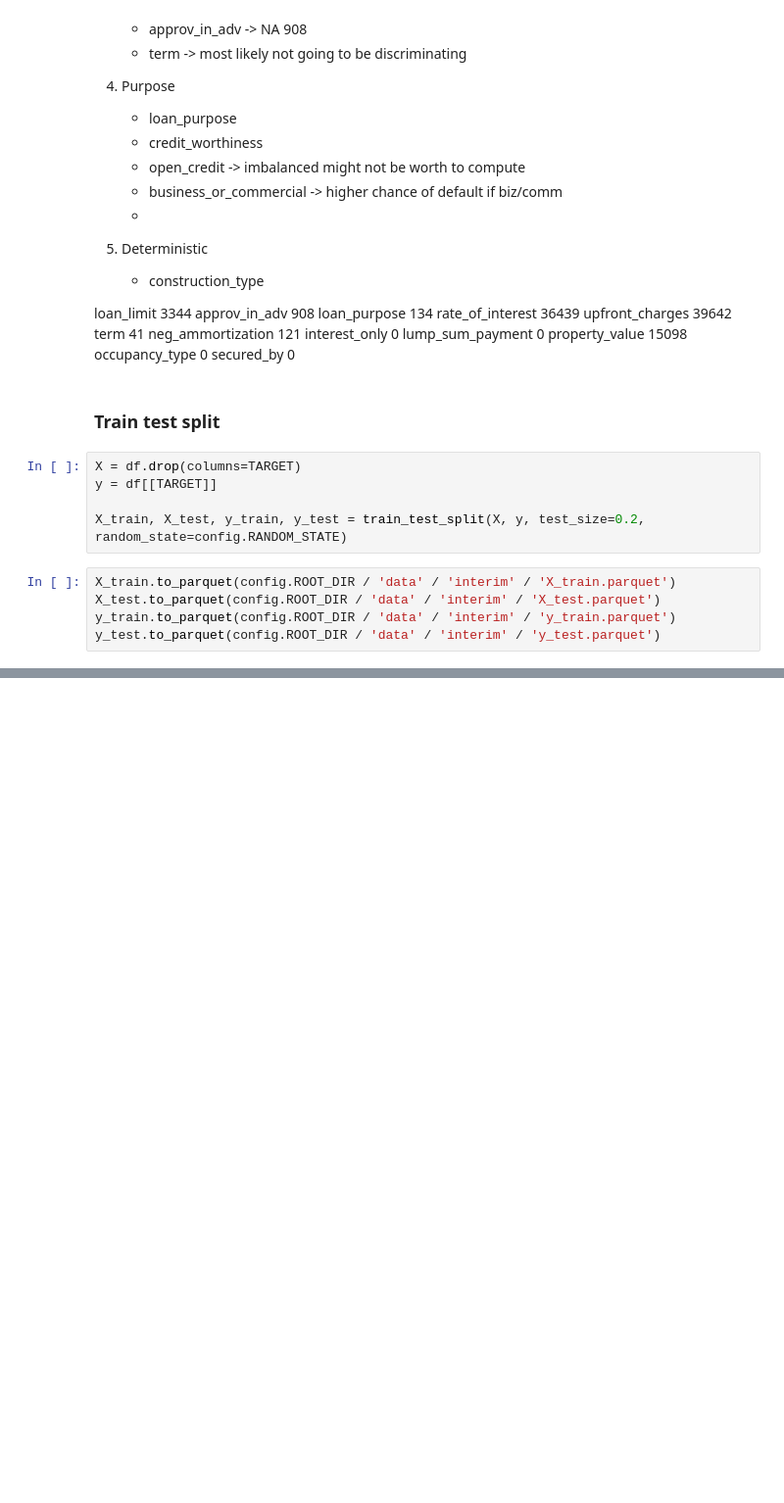
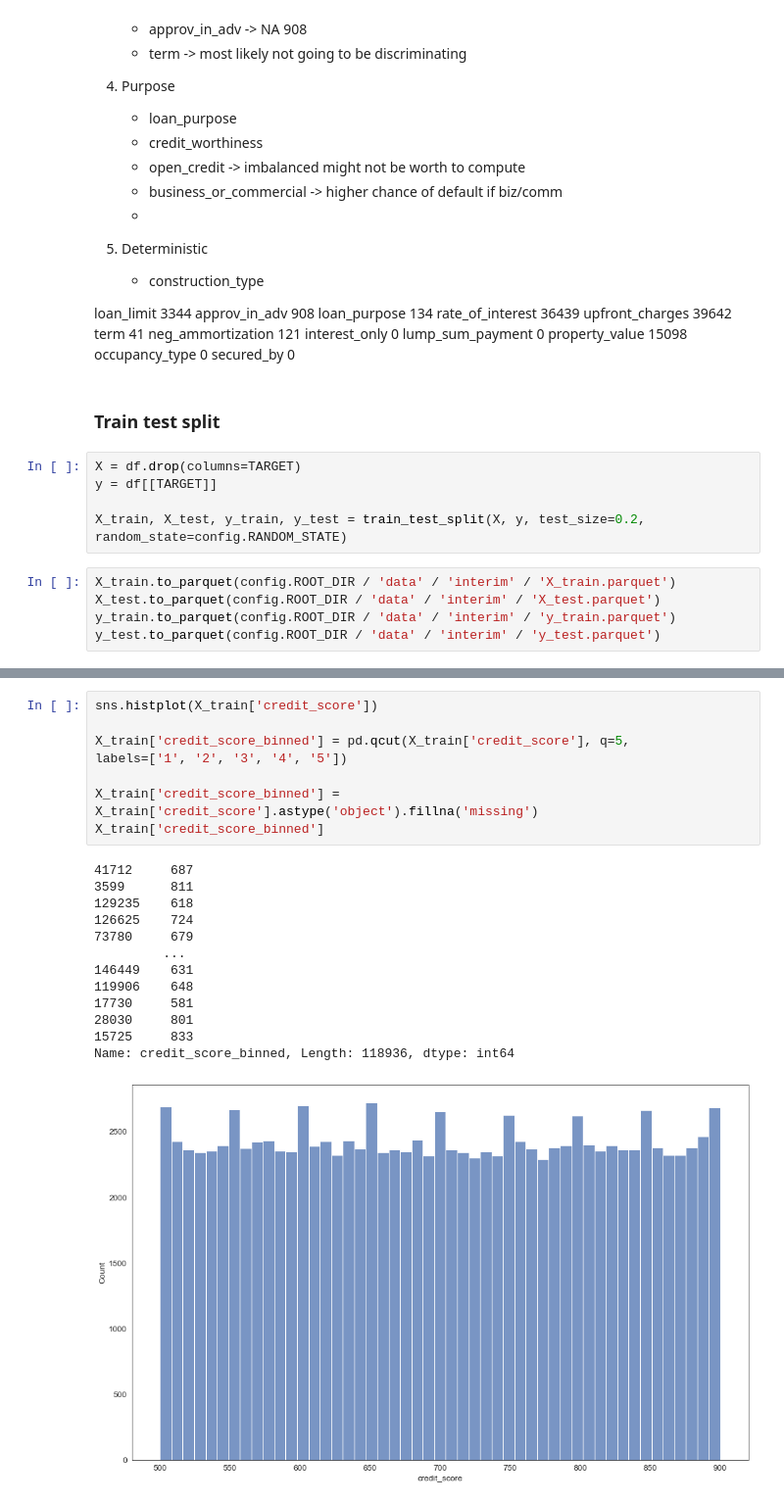
Before and after one commit to csanry/aml, a Jupyter notebook: notebooks/eda.ipynb, the cells around one changed output, grey strips where cells are left out. Shown at 98% size. Saved outputs shown, nothing was run; the diff lists cells and outputs as text; blank space fills up the shorter version.

```diff
--- a/notebooks/eda.ipynb
+++ b/notebooks/eda.ipynb
@@ -211,0 +254,22 @@ y_test.to_parquet(config.ROOT_DIR / 'data' / 'interim' / 'y_test.parquet')
+# %%
+sns.histplot(X_train['credit_score'])
+
+X_train['credit_score_binned'] = pd.qcut(X_train['credit_score'], q=5,
+labels=['1', '2', '3', '4', '5'])
+
+X_train['credit_score_binned'] = X_train['credit_score'].astype('object').fillna('missing')
+X_train['credit_score_binned']
+# %% [output]
+41712     687
+3599      811
+129235    618
+126625    724
+73780     679
+         ...
+146449    631
+119906    648
+17730     581
+28030     801
+15725     833
+Name: credit_score_binned, Length: 118936, dtype: int64
+[figure, added]
```
Also changed, not shown: parts of 16 cells of this notebook.
